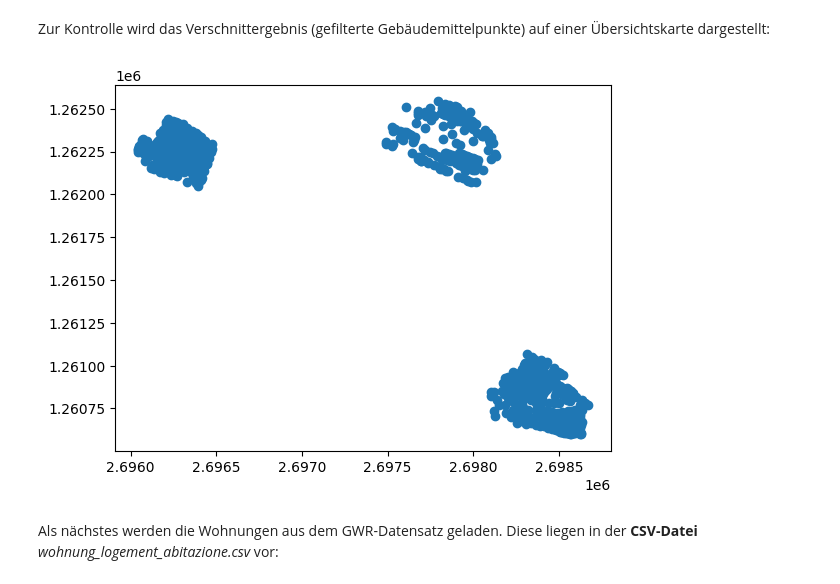
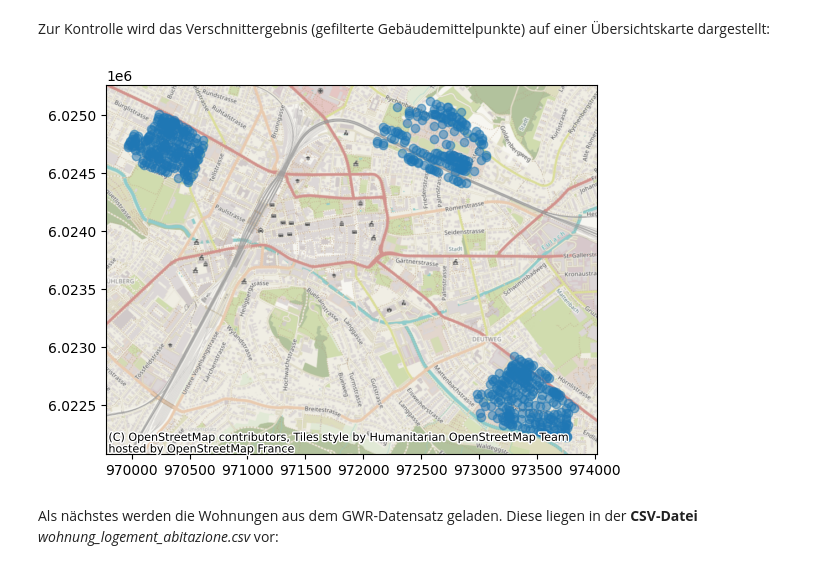
Before and after one commit to Geoinformation-Winterthur/geospatial_data_analysis_py, a Jupyter notebook: Umwelt- und Gesundheitsschutz/Anzahl_Wohnungen_bei_Ladestationen/Anzahl_Wohnungen_bei_Ladestationen.ipynb, the cells around one changed output. Drawn from its saved outputs; the diff is of its cells as text; code cells hidden in the pictures.

```diff
--- a/Umwelt- und Gesundheitsschutz/Anzahl_Wohnungen_bei_Ladestationen/Anzahl_Wohnungen_bei_Ladestationen.ipynb
+++ b/Umwelt- und Gesundheitsschutz/Anzahl_Wohnungen_bei_Ladestationen/Anzahl_Wohnungen_bei_Ladestationen.ipynb
@@ -23 +25,3 @@ anfrage_polygone_gdf.head()
+# %%
+anfrage_polygone_fuer_plot = anfrage_polygone_gdf.to_crs(epsg=3857)
 # %% [markdown]
@@ -39,6 +43,6 @@ True
 # %% [markdown]
 Kartenvorschau der Einzugsgebiete (Anfrage-Polygone) anzeigen:
 # %%
-anfrage_polygone_plot = anfrage_polygone_gdf.plot()
-# contextily.add_basemap(anfrage_polygone_plot)
+anfrage_polygone_plot = anfrage_polygone_fuer_plot.plot(alpha=0.5)
+contextily.add_basemap(anfrage_polygone_plot)
 # %% [output]
@@ -105,10 +109,10 @@ gebaeude_im_anfragegebiet.head()
 # %% [markdown]
 Zur Kontrolle wird das Verschnittergebnis (gefilterte Gebäudemittelpunkte) auf einer Übersichtskarte dargestellt:
 # %%
-gebaeude_im_anfragegebiet_plot = gebaeude_im_anfragegebiet.plot()
-# contextily.add_basemap(gebaeude_im_anfragegebiet_plot)
+gebaeude_im_anfragegebiet_plot = gebaeude_im_anfragegebiet.to_crs(epsg=3857).plot(alpha=0.5)
+contextily.add_basemap(gebaeude_im_anfragegebiet_plot)
 # %% [output]
-[figure, old version]
+[figure, new version]
 # %% [markdown]
 Als nächstes werden die Wohnungen aus dem GWR-Datensatz geladen. Diese liegen in der **CSV-Datei** _wohnung_logement_abitazione.csv_ vor:
 # %%
```
Also changed, not shown: parts of 16 cells of this notebook.
